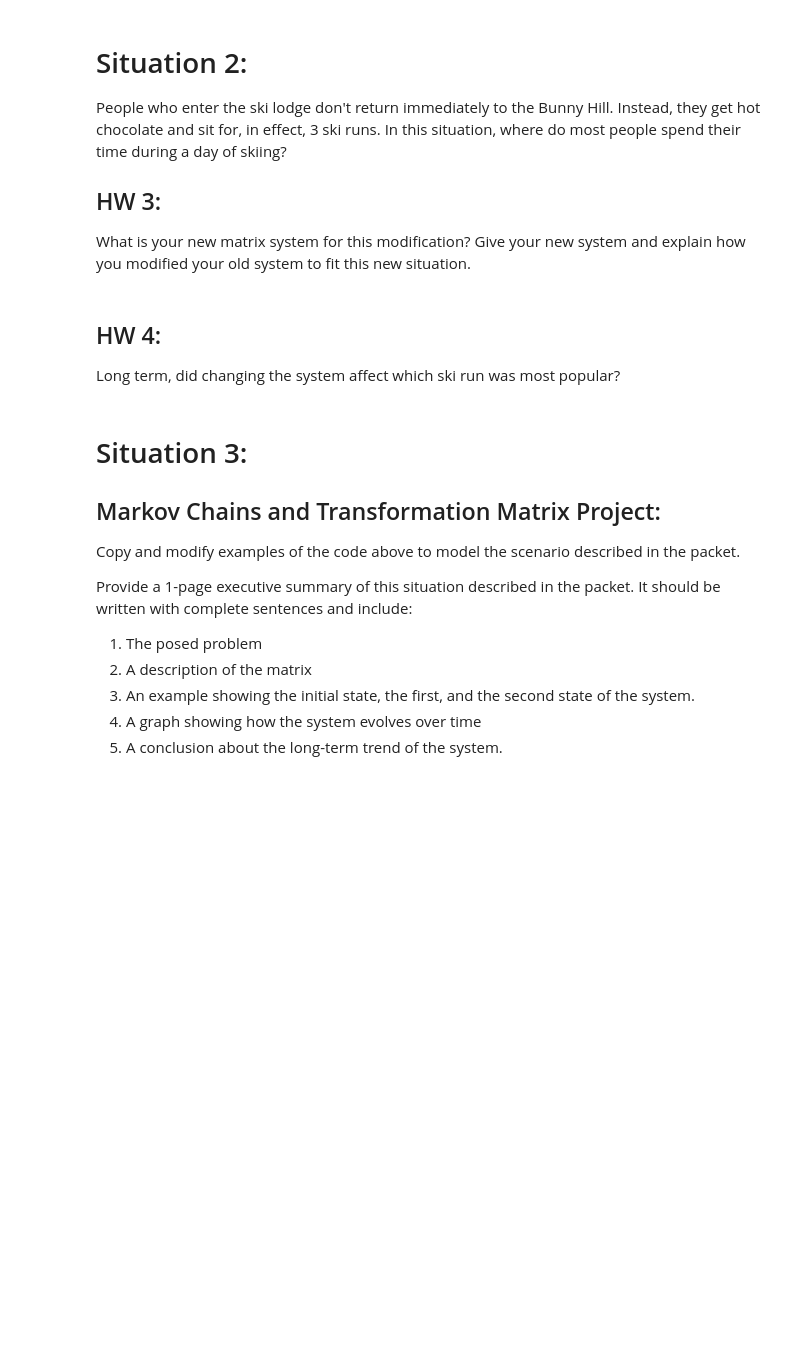
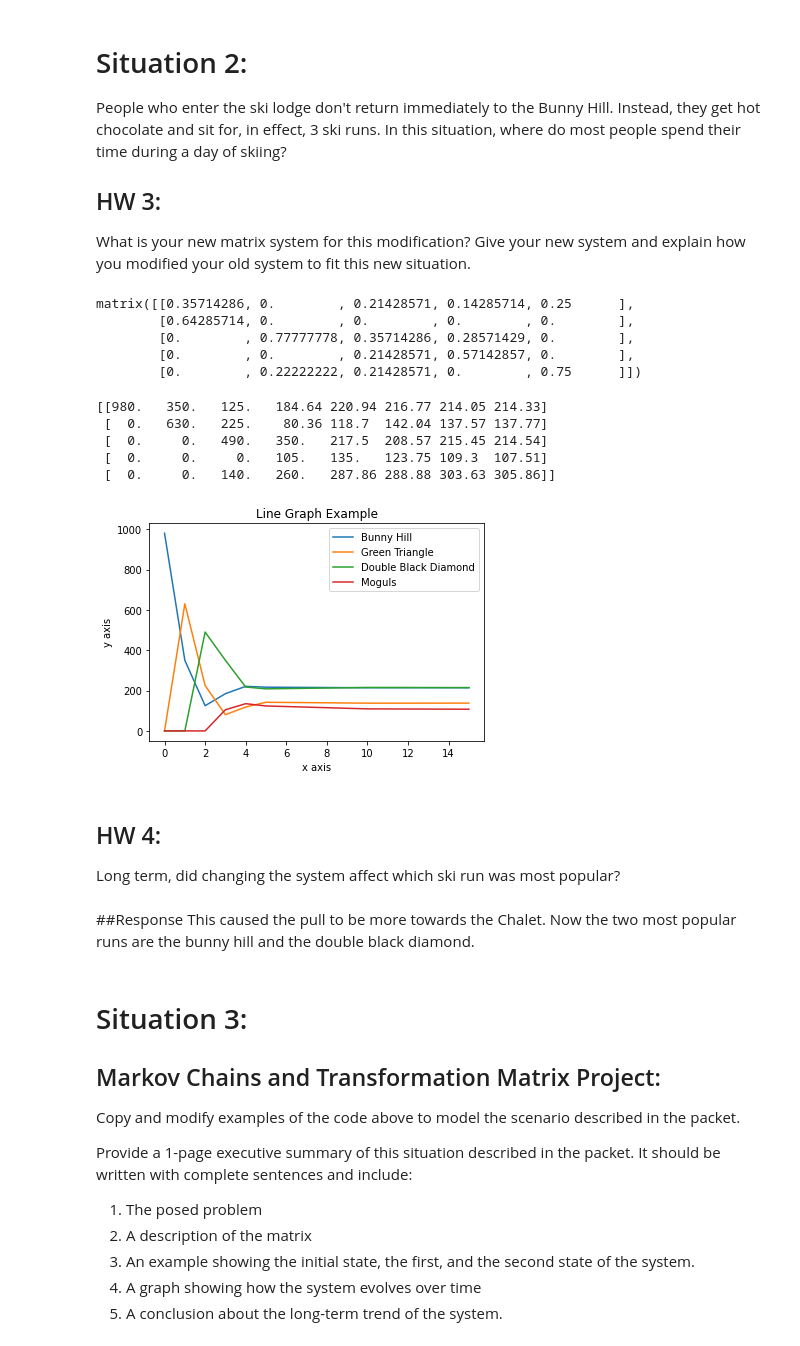
Before and after one commit to SamBroberg/Linear_Algebra_Projects, a Jupyter notebook: The_Ski_Hill_Transition_Matrices_and_Markov_Chains.ipynb, the cells around one changed output. Drawn from its saved outputs; the diff is of its cells as text; code cells hidden in the pictures; blank space fills up the shorter version.

```diff
--- a/The_Ski_Hill_Transition_Matrices_and_Markov_Chains.ipynb
+++ b/The_Ski_Hill_Transition_Matrices_and_Markov_Chains.ipynb
@@ -154,3 +223,16 @@ People who enter the ski lodge don't return immediately to the Bunny Hill. Inste
 ## HW 3:
 
 What is your new matrix system for this modification?  Give your new system and explain how you modified your old system to fit this new situation.
+# %%
+MMM = np.matrix([[50/140, 0, 30/140, 20/140,1/4],
+               [90/140, 0, 0, 0,0],
+               [0, 70/90, 50/140, 40/140,0],
+               [0, 0, 30/140, 80/140,0],
+               [0,20/90,30/140,0,3/4]])
+MMM
+# %% [output]
+matrix([[0.35714286, 0.        , 0.21428571, 0.14285714, 0.25      ],
+        [0.64285714, 0.        , 0.        , 0.        , 0.        ],
+        [0.        , 0.77777778, 0.35714286, 0.28571429, 0.        ],
+        [0.        , 0.        , 0.21428571, 0.57142857, 0.        ],
+        [0.        , 0.22222222, 0.21428571, 0.        , 0.75      ]])
@@ -157,7 +242,43 @@ What is your new matrix system for this modification?  Give your new system and
+# %%
+x0_1 = np.matrix([[980], [0], [0], [0],[0]])
+
+#Make a matrix, where each column is the result
+#of applying the matrix multiple times to the initial state x0:
+
+X = np.c_[x0_1, MMM*x0_1, MMM**2 * x0_1, MMM**3 * x0_1, MMM**4 * x0_1, MMM**5 * x0_1, MMM**10 * x0_1, MMM**15 * x0_1]
+
+#print out the X matrix, rounding the entries to 2 decimal places
+print(X.round(2))
+# %% [output]
+[[980.   350.   125.   184.64 220.94 216.77 214.05 214.33]
+ [  0.   630.   225.    80.36 118.7  142.04 137.57 137.77]
+ [  0.     0.   490.   350.   217.5  208.57 215.45 214.54]
+ [  0.     0.     0.   105.   135.   123.75 109.3  107.51]
+ [  0.     0.   140.   260.   287.86 288.88 303.63 305.86]]
+# %%
+import matplotlib.pyplot as plt
+
+x  = [0, 1, 2, 3, 4, 5, 10, 15]
+plt.plot(x, np.array(X[0])[0], label="Bunny Hill")
+plt.plot(x, np.array(X[1])[0], label="Green Triangle")
+plt.plot(x, np.array(X[2])[0], label="Double Black Diamond")
+plt.plot(x, np.array(X[3])[0], label="Moguls")
+plt.plot()
+
+plt.xlabel("x axis")  # Update this label
+plt.ylabel("y axis")  # Update this label
+plt.title("Line Graph Example")  # Update the title
+plt.legend()
+plt.show()
+# %% [output]
+[figure, added]
 # %% [markdown]
 ## HW 4:
 
 Long term, did changing the system affect which ski run was most popular?
+# %% [markdown]
+##Response
+This caused the pull to be more towards the Chalet. Now the two most popular runs are the bunny hill and the double black diamond.
 # %% [markdown]
 # Situation 3:
 
```
Also changed, not shown: parts of 15 cells of this notebook.
